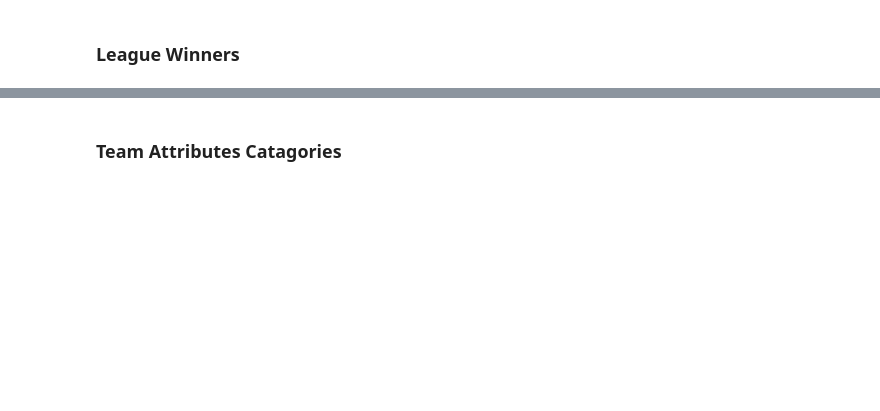
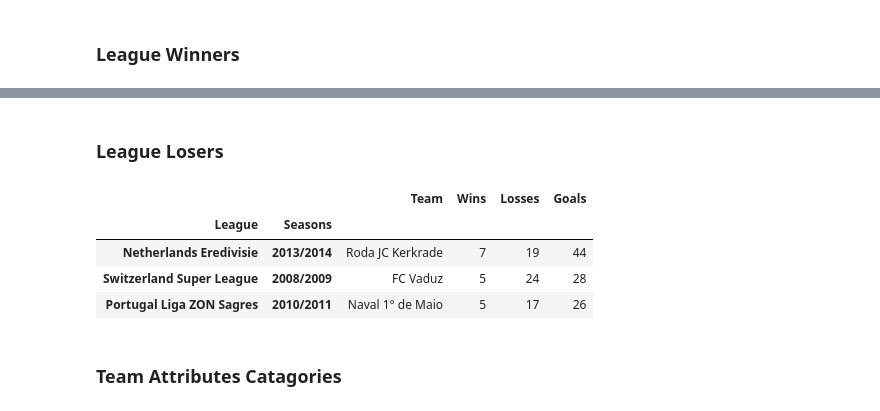
Before and after one commit to 55thSwiss/Udacity_DAND, a Jupyter notebook: Part 3/European Soccer V2.ipynb, the cells around one changed output, grey strips where cells are left out. Drawn from its saved outputs; the diff is of its cells as text; code cells hidden in the pictures; blank space fills up the shorter version.

```diff
--- a/Part 3/European Soccer V2.ipynb
+++ b/Part 3/European Soccer V2.ipynb
@@ -221,3 +221,17 @@ leagueWinners_season.sample(3)
+# %% [markdown]
+### League Losers
+# %%
+leagueLosers_season = teamRecords
+leagueLosers_season.sort_values(['League', 'Seasons', 'Losses'], ascending = False, inplace = True)
+leagueLosers_season = leagueLosers_season[leagueLosers_season.Losses > 10]
+leagueLosers_season = leagueLosers_season.groupby(['League', 'Seasons']).first()
+leagueLosers_season.sample(3)
+# %% [output]
+|  |  | Team | Wins | Losses | Goals |
+| League | Seasons |  |  |  |  |
+| Netherlands Eredivisie | 2013/2014 | Roda JC Kerkrade | 7 | 19 | 44 |
+| Switzerland Super League | 2008/2009 | FC Vaduz | 5 | 24 | 28 |
+| Portugal Liga ZON Sagres | 2010/2011 | Naval 1° de Maio | 5 | 17 | 26 |
 # %% [markdown]
 ### Team Attributes Catagories
 # %%
```
Also changed, not shown: parts of 22 cells of this notebook.
